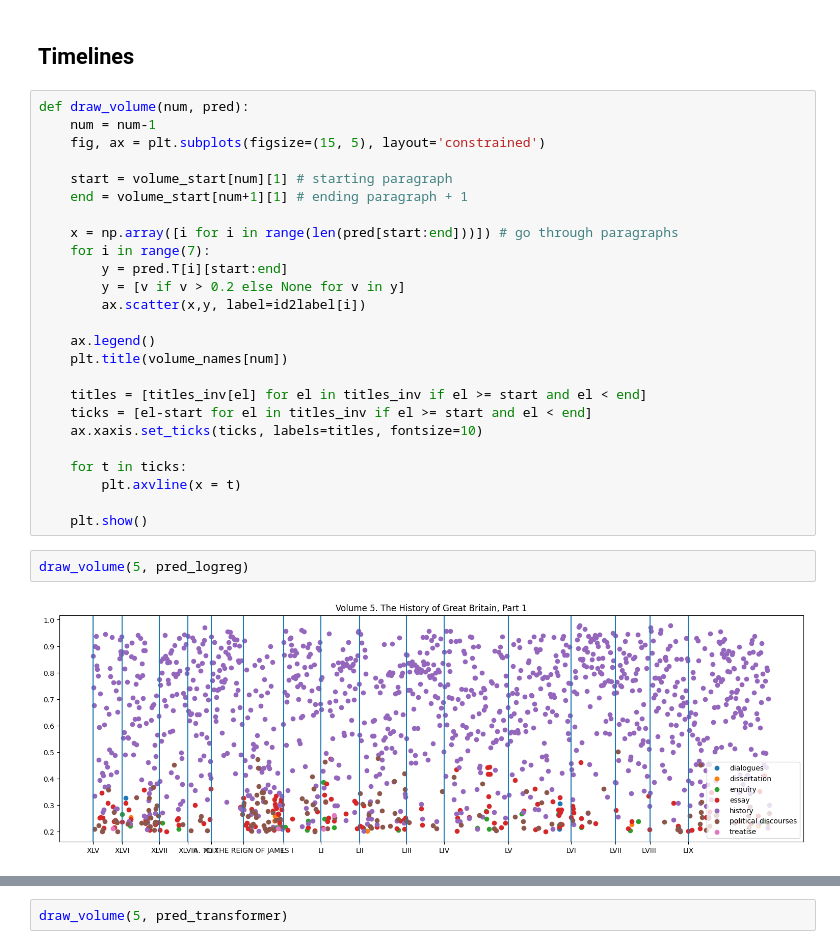
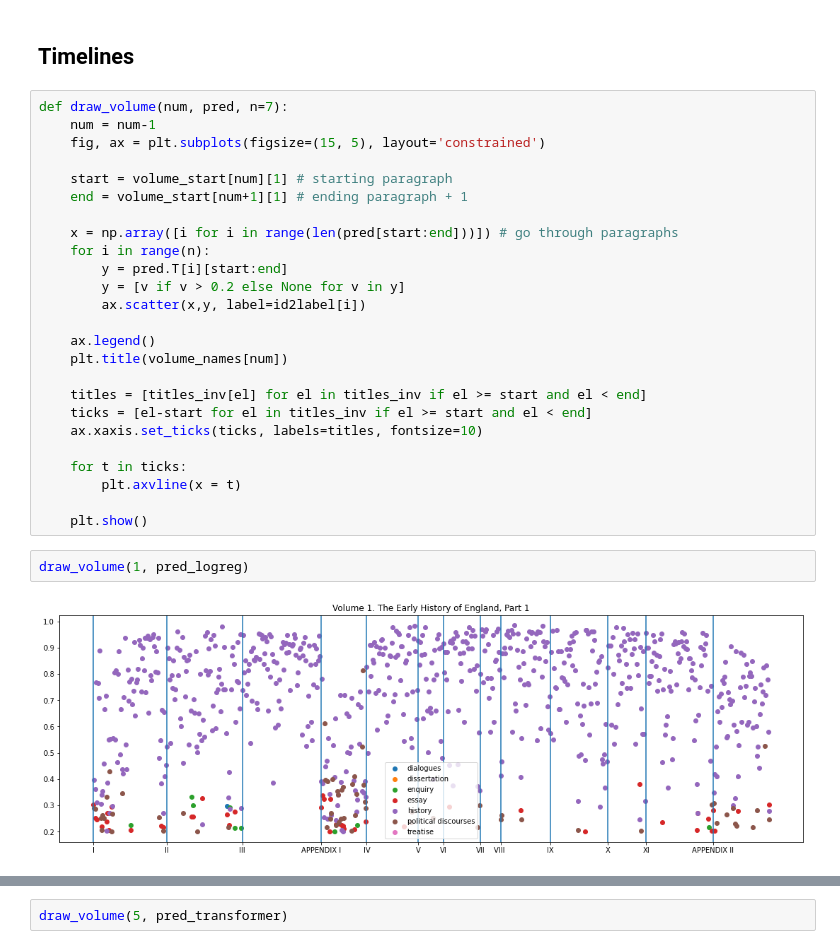
Before and after one commit to vbunt/hume-classifier, a Jupyter notebook: what is inside history?.ipynb, the cells around one changed output, grey strips where cells are left out. Saved outputs shown, nothing was run; the diff lists cells and outputs as text.

```diff
--- a/what is inside history?.ipynb
+++ b/what is inside history?.ipynb
@@ -92,7 +107,7 @@ pred_transformer = predict_transformer()
 # %% [markdown]
 ## Timelines
 # %%
-def draw_volume(num, pred):
+def draw_volume(num, pred, n=7):
     num = num-1
     fig, ax = plt.subplots(figsize=(15, 5), layout='constrained')
 
@@ -100,7 +115,7 @@ def draw_volume(num, pred):
     end = volume_start[num+1][1] # ending paragraph + 1
 
     x = np.array([i for i in range(len(pred[start:end]))]) # go through paragraphs
-    for i in range(7):
+    for i in range(n):
         y = pred.T[i][start:end]
         y = [v if v > 0.2 else None for v in y]
         ax.scatter(x,y, label=id2label[i])
@@ -117,6 +132,6 @@ def draw_volume(num, pred):
 
     plt.show()
 # %%
-draw_volume(5, pred_logreg)
+draw_volume(1, pred_logreg)
 # %% [output]
-[figure, old version]
+[figure, new version]
```
Also changed, not shown: parts of 18 cells of this notebook, 4 other files.
